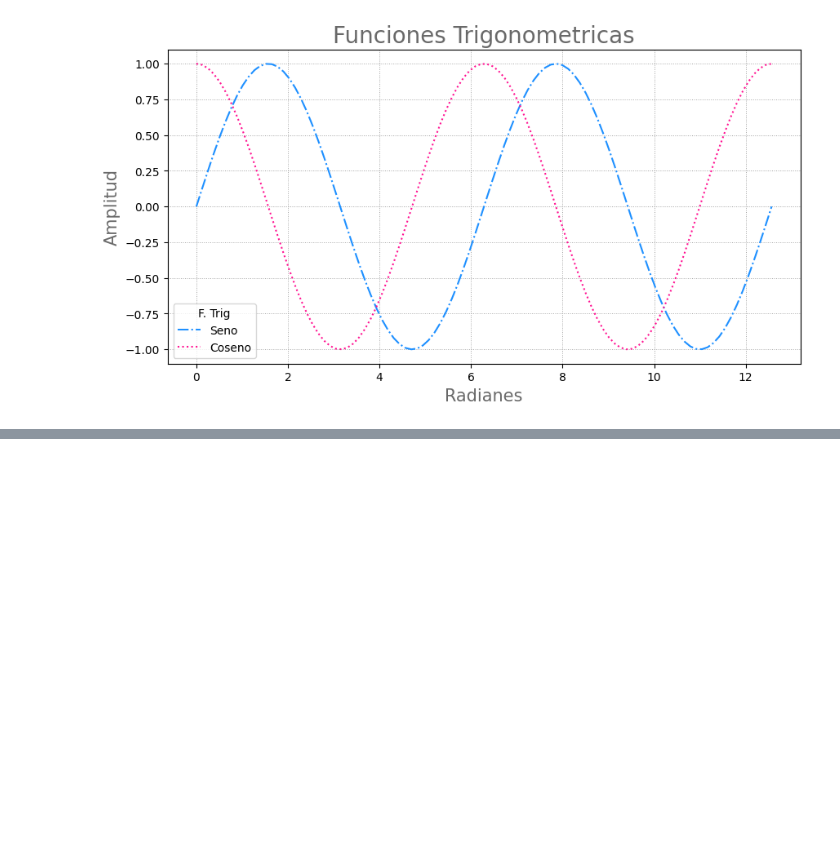
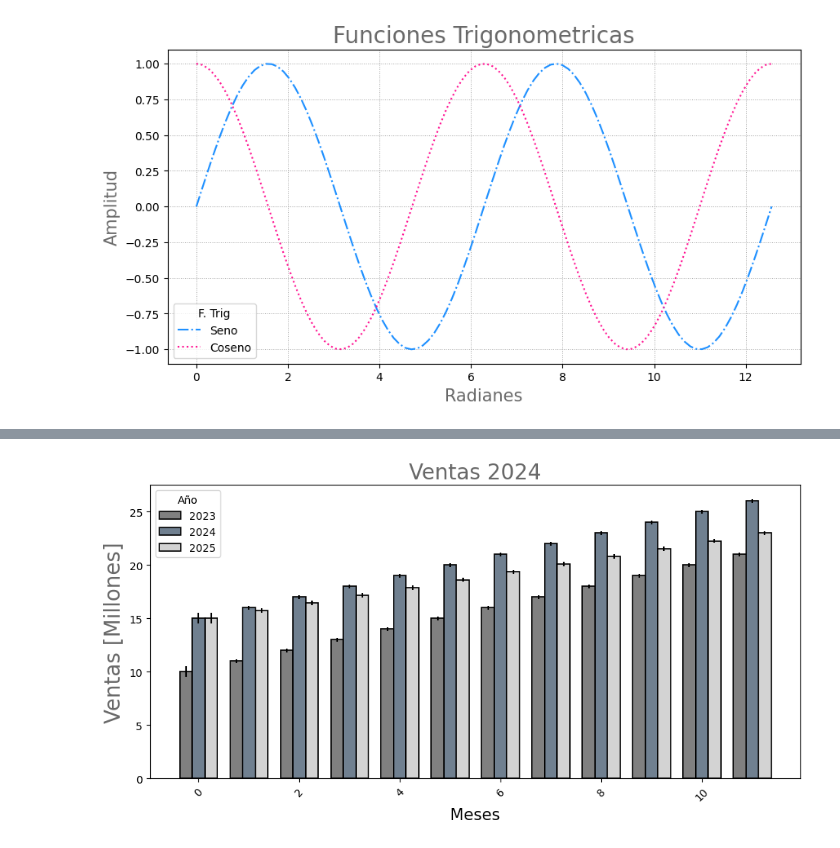
Before and after one commit to ElfenCamii/bootcamp_analisis_de_Datos, a Jupyter notebook: unidad_5/graficas.ipynb, the cells around one changed output, grey strips where cells are left out. Cells and saved outputs as stored; diff of their text form; code cells hidden in the pictures; blank space fills up the shorter version.

```diff
--- a/unidad_5/graficas.ipynb
+++ b/unidad_5/graficas.ipynb
@@ -40,0 +128,49 @@ plt.show
+# %%
+###
+# Comparación gráfica de barras 3 variables
+###
+meses  = ['Enero', 'Febrero', 'Marzo', 'Abril', 'Mayo', 'Junio', 'Julio', 'Agosto', 'Septiembre', 'Octubre', 'Noviembre', 'Diciembre']
+colores_p = ['gainsboro', 'lightgrey', 'lightgray', 'silver', 'darkgrey', 'darkgray', 'grey', 'gray', 'dimgrey', 'dimgray', 'black', 'slategray']
+porct = [0.5, 0.2, 0.2, 0.2, 0.2, 0.2, 0.2, 0.2, 0.2, 0.2, 0.2, 0.2]
+
+ventas_2023 = np.linspace(10, 21, 12)
+ventas_2024 = np.linspace(15, 26, 12)
+ventas_2025 = np.linspace(15, 23, 12)
+
+x = np.arange(len(meses))
+ancho = 0.25
+plt.figure(figsize=(11,5))
+
+plt.bar(x - ancho, ventas_2023,
+        color= 'grey',
+        width=ancho,
+        edgecolor='black',
+        linewidth=1.2,
+        yerr=porct,
+        label='2023')
+
+plt.bar(x, ventas_2024,
+        color= 'slategray',
+        width=ancho,
+        edgecolor='black',
+        linewidth=1.2,
+        yerr=porct,
+        label='2024')
+
+plt.bar(x + ancho, ventas_2025,
+        color= 'lightgrey',
+        width=ancho,
+        edgecolor='black',
+        linewidth=1.2,
+        yerr=porct,
+        label='2025')
+
+plt.title('Ventas 2024', size= 20, color='dimgrey')
+plt.xlabel('Meses', size=15)
+plt.ylabel('Ventas [Millones]', size=20, color='dimgrey')
+plt.xticks(size=10, rotation=45)
+plt.yticks(size=10)
+plt.legend(title='Año')
+plt.show()
+# %% [output]
+[figure, added]
```
Also changed, not shown: parts of 6 cells of this notebook.
